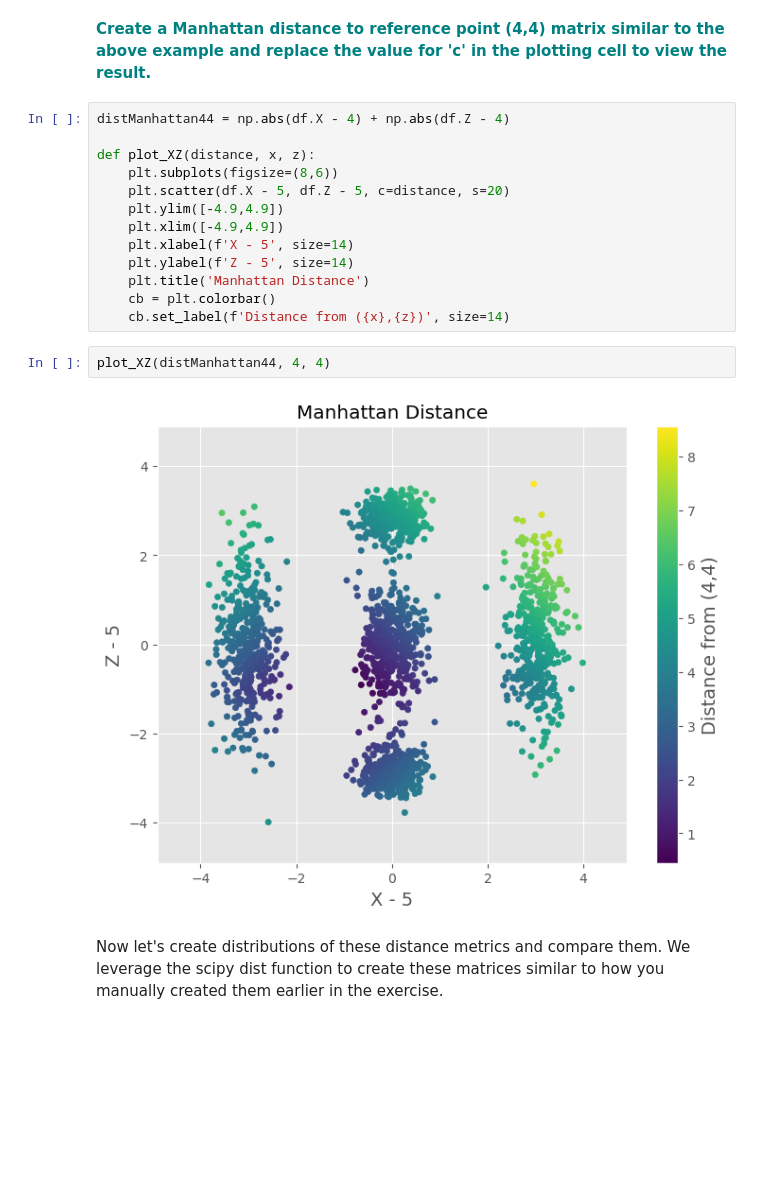
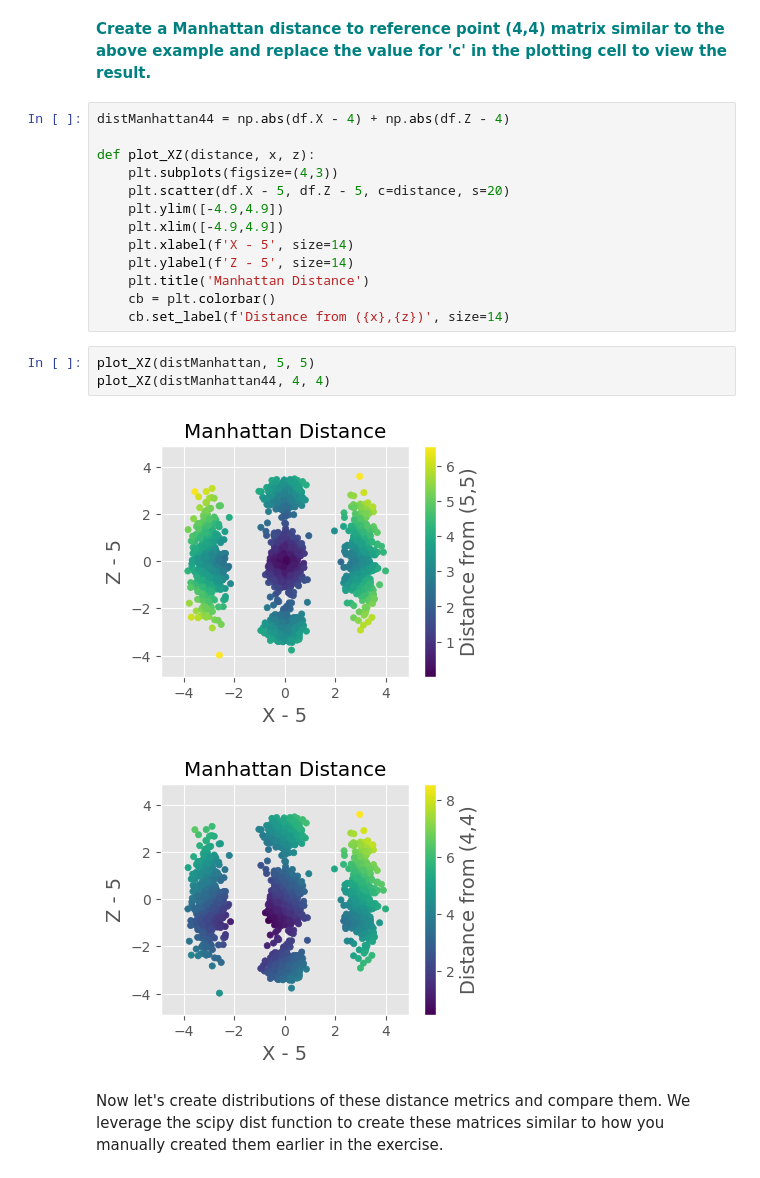
Before and after one commit to sookhyun/mini-projects, a Jupyter notebook: Euclidean_and_Manhattan_Distances_Case_Study.ipynb, the cells around one changed output. Cells and saved outputs as stored; diff of their text form; blank space fills up the shorter version.

```diff
--- a/Euclidean_and_Manhattan_Distances_Case_Study.ipynb
+++ b/Euclidean_and_Manhattan_Distances_Case_Study.ipynb
@@ -72,7 +72,7 @@ distManhattan = np.abs(df.X - 5) + np.abs(df.Z - 5)
 distManhattan44 = np.abs(df.X - 4) + np.abs(df.Z - 4)
 
 def plot_XZ(distance, x, z):
-    plt.subplots(figsize=(8,6))
+    plt.subplots(figsize=(4,3))
     plt.scatter(df.X - 5, df.Z - 5, c=distance, s=20)
     plt.ylim([-4.9,4.9])
     plt.xlim([-4.9,4.9])
@@ -82,9 +82,11 @@ def plot_XZ(distance, x, z):
     cb = plt.colorbar()
     cb.set_label(f'Distance from ({x},{z})', size=14)
 # %%
+plot_XZ(distManhattan, 5, 5)
 plot_XZ(distManhattan44, 4, 4)
 # %% [output]
-[figure, old version]
+[figure, new version]
+[figure, added]
 # %% [markdown]
 Now let's create distributions of these distance metrics and compare them. We leverage the scipy dist function to create these matrices similar to how you manually created them earlier in the exercise.
 # %%
```
